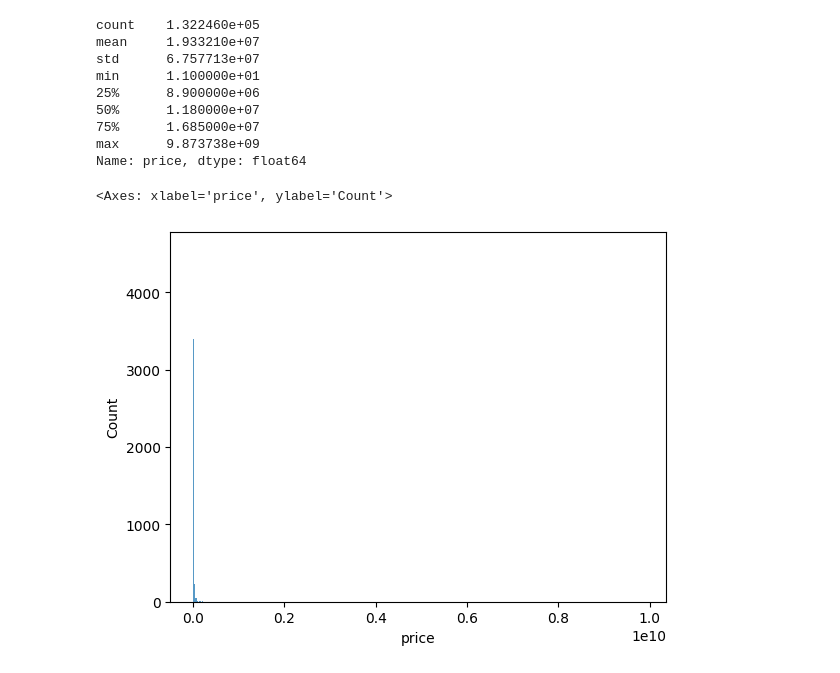
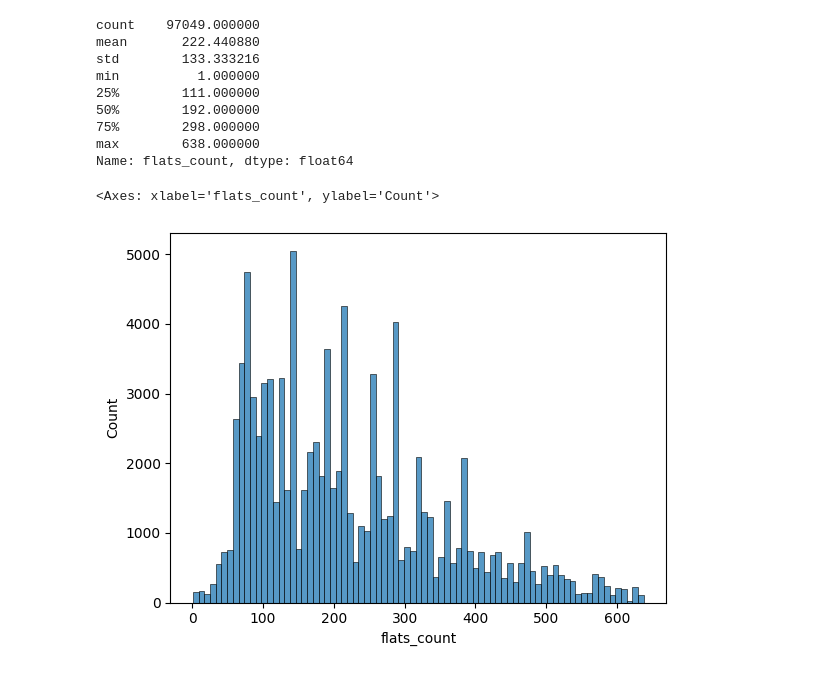
Before and after one commit to R6DJO/mle-project-sprint-1-v001, a Jupyter notebook: part1_airflow/notebooks/test1.ipynb, the cells around one changed output. Cells and saved outputs as stored; diff of their text form; code cells hidden in the pictures.

```diff
--- a/part1_airflow/notebooks/test1.ipynb
+++ b/part1_airflow/notebooks/test1.ipynb
@@ -89,8 +47,0 @@ print(sum(is_duplicated_id))
-# %%
-feature_cols = data_unique.columns.difference(['id']).tolist()
-print(feature_cols)
-is_duplicated_features = data_unique.duplicated(subset=feature_cols,keep=False)
-# print(is_duplicated_features)
-#data["is_duplicated_features"]=is_duplicated_features
-#print(data)
-print(len(data_unique[is_duplicated_features]))
@@ -239,7 +47,0 @@ print(duplicate_rows)
-# %%
-feature_cols = data_filtered.columns.difference(['id']).tolist()
-data_unique = data_filtered.drop_duplicates(subset=feature_cols)
-
-# Вывод результата
-print("Датафрейм с уникальными строками (дубликаты удалены):")
-print(data_unique)
@@ -320,12 +47,0 @@ print(num_features)
-# %%
-max_price = data_unique['price'].max()
-
-# Вычислить 90% от максимального значения
-threshold = 0.9 * max_price
-
-# Отфильтровать строки, где 'price' > 0.9 * max(price)
-highest_price = data_unique[data_unique['price'] > threshold]
-
-# Вывод результата
-print("Строки, где 'price' > 90% от максимального значения:")
-print(highest_price)
@@ -358,0 +60,3 @@ dtype: int64
+# %%
+data=flats_orig.copy()
+data
@@ -359,16 +175,22 @@ dtype: int64
 # %%
 import seaborn as sns
-display(num_features['price'].describe())
-display(sns.histplot(num_features['price']))
+
+check='flats_count'
+'''Ищем минимум убирающий аномальный выброс'''
+# data = pd.DataFrame(data[data["price"] > 99999])
+
+
+display(data[check].describe())
+display(sns.histplot(data[check]))
 # %% [output]
-count    1.322460e+05
-mean     1.933210e+07
-std      6.757713e+07
-min      1.100000e+01
-25%      8.900000e+06
-50%      1.180000e+07
-75%      1.685000e+07
-max      9.873738e+09
-Name: price, dtype: float64
+count    97049.000000
+mean       222.440880
+std        133.333216
+min          1.000000
+25%        111.000000
+50%        192.000000
+75%        298.000000
+max        638.000000
+Name: flats_count, dtype: float64
-<Axes: xlabel='price', ylabel='Count'>
+<Axes: xlabel='flats_count', ylabel='Count'>
-[figure, old version]
+[figure, new version]
```
Also changed, not shown: parts of 30 cells of this notebook, 2 other files.
